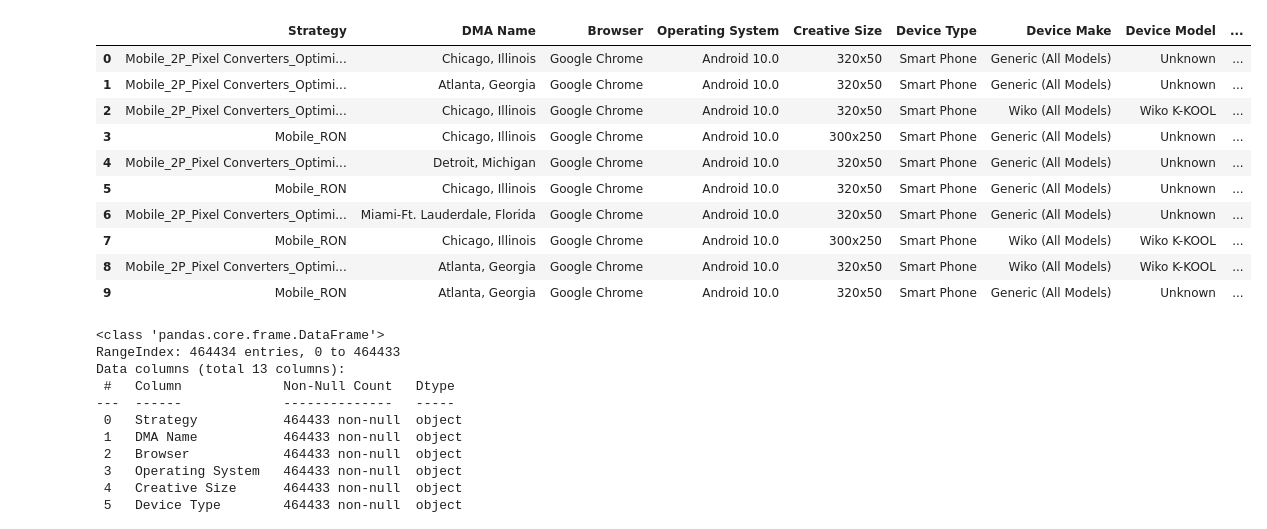
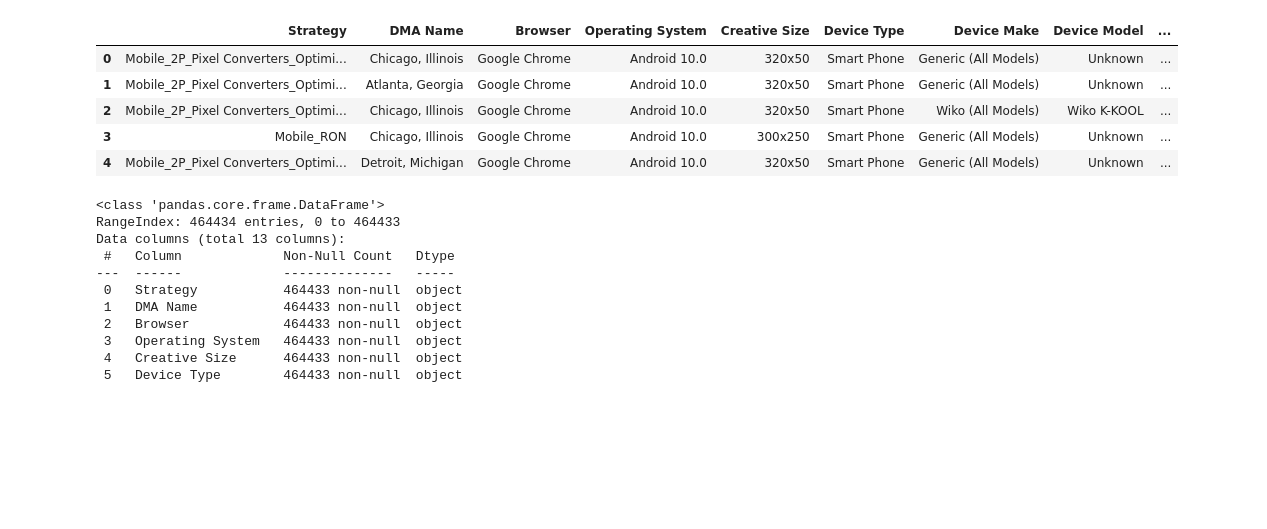
Before and after one commit to brangmai1/coop_data-analysis_project, a Jupyter notebook: Capstone.Project.DA.ipynb, the cells around one changed output. Saved outputs shown, nothing was run; the diff lists cells and outputs as text; code cells hidden in the pictures; blank space fills up the shorter version.

Commit message:
Cleaned dataset

```diff
--- a/Capstone.Project.DA.ipynb
+++ b/Capstone.Project.DA.ipynb
@@ -1,21 +1,16 @@
 # %%
 import pandas as pd
 # %%
-device_loc_data = pd.read_csv(r"Device_Location.csv")
+device_loc_data = pd.read_csv(r"dataset/Device_Location.csv")
 # %%
-device_loc_data.head(10)
+device_loc_data.head(5)
 # %% [output]
 |  | Strategy | DMA Name | Browser | Operating System | Creative Size | Device Type | Device Make | Device Model | ... |
 | 0 | Mobile_2P_Pixel Converters_Optimi... | Chicago, Illinois | Google Chrome | Android 10.0 | 320x50 | Smart Phone | Generic (All Models) | Unknown | ... |
 | 1 | Mobile_2P_Pixel Converters_Optimi... | Atlanta, Georgia | Google Chrome | Android 10.0 | 320x50 | Smart Phone | Generic (All Models) | Unknown | ... |
 | 2 | Mobile_2P_Pixel Converters_Optimi... | Chicago, Illinois | Google Chrome | Android 10.0 | 320x50 | Smart Phone | Wiko (All Models) | Wiko K-KOOL | ... |
 | 3 | Mobile_RON | Chicago, Illinois | Google Chrome | Android 10.0 | 300x250 | Smart Phone | Generic (All Models) | Unknown | ... |
 | 4 | Mobile_2P_Pixel Converters_Optimi... | Detroit, Michigan | Google Chrome | Android 10.0 | 320x50 | Smart Phone | Generic (All Models) | Unknown | ... |
-| 5 | Mobile_RON | Chicago, Illinois | Google Chrome | Android 10.0 | 320x50 | Smart Phone | Generic (All Models) | Unknown | ... |
-| 6 | Mobile_2P_Pixel Converters_Optimi... | Miami-Ft. Lauderdale, Florida | Google Chrome | Android 10.0 | 320x50 | Smart Phone | Generic (All Models) | Unknown | ... |
-| 7 | Mobile_RON | Chicago, Illinois | Google Chrome | Android 10.0 | 300x250 | Smart Phone | Wiko (All Models) | Wiko K-KOOL | ... |
-| 8 | Mobile_2P_Pixel Converters_Optimi... | Atlanta, Georgia | Google Chrome | Android 10.0 | 320x50 | Smart Phone | Wiko (All Models) | Wiko K-KOOL | ... |
-| 9 | Mobile_RON | Atlanta, Georgia | Google Chrome | Android 10.0 | 320x50 | Smart Phone | Generic (All Models) | Unknown | ... |
 # %%
 device_loc_data.info()
 # %% [output]
```
Also changed, not shown: parts of 6 cells of this notebook.
